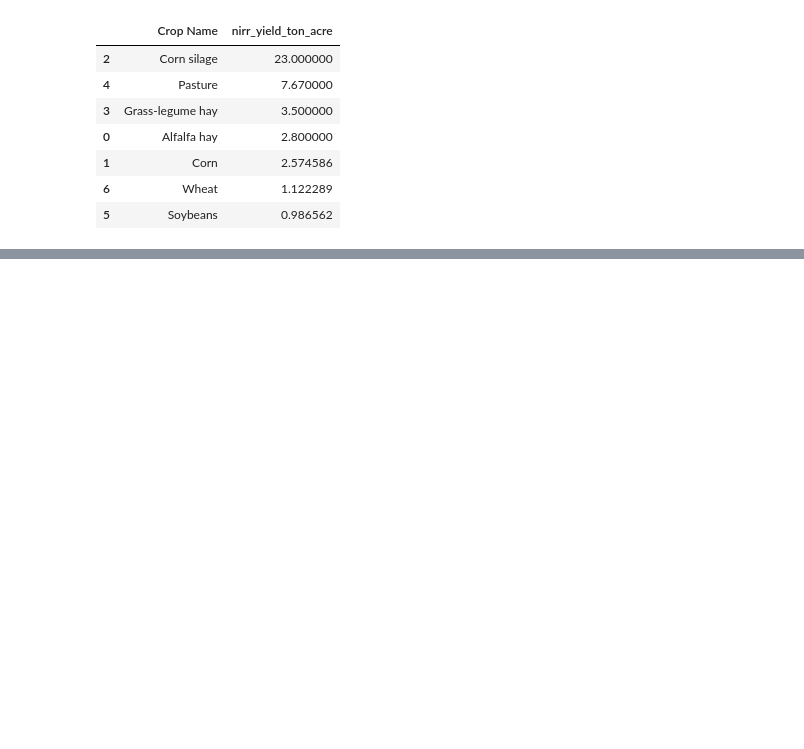
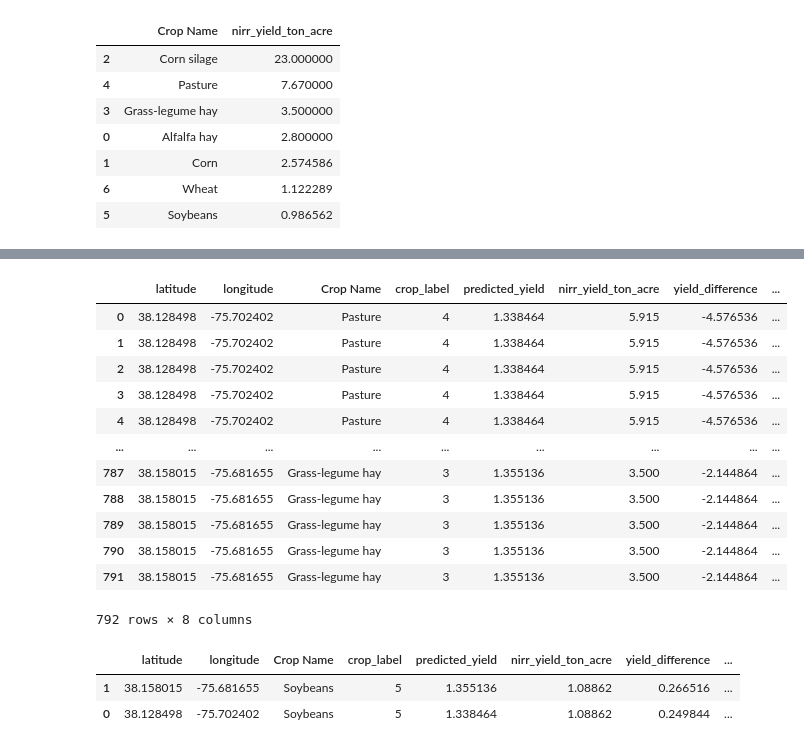
Before and after one commit to sreenandha/Climate-Climate-Aware-Crop-Suitability-Model, a Jupyter notebook: CCACS_model.ipynb, the cells around one changed output, grey strips where cells are left out. Saved outputs shown, nothing was run; the diff lists cells and outputs as text; code cells hidden in the pictures; blank space fills up the shorter version.

```diff
--- a/CCACS_model.ipynb
+++ b/CCACS_model.ipynb
@@ -474,4 +438,0 @@ combined_climate_df_24['year'].value_counts()
-# %%
-combined_climate_df = pd.concat([combined_climate_df, combined_climate_df_24], ignore_index=True)
-# %%
-combined_climate_df = pd.read_csv("climate_data_2021_2024_Maryland.csv")
@@ -2252,7 +2099,7 @@ comparison_df = pd.merge(
 # %%
 comparison_df["yield_difference"] = comparison_df["predicted_yield"] - comparison_df["nirr_yield_ton_acre"]
 comparison_df["flag"] = comparison_df["yield_difference"].apply(
-    lambda x: "⚠️ Yield Drop" if x < -0.3 else "✅ Stable or Improved"
+    lambda x: "Yield Drop" if x < -0.3 else "Stable or Improved"
 )
 # %%
 comparison_df = pd.merge(
@@ -2307,0 +2135,23 @@ comparison_df[columns_to_display]
+# %%
+comparison_df_cleaned = comparison_df.dropna(subset=[
+    "Crop Name", "nirr_yield_ton_acre", "predicted_yield", "yield_difference"
+])
+
+comparison_df_cleaned = comparison_df_cleaned[comparison_df_cleaned["predicted_yield"] != 7]
+comparison_df_cleaned.reset_index(drop=True, inplace=True)
+# %%
+comparison_df_cleaned
+# %% [output]
+|  | latitude | longitude | Crop Name | crop_label | predicted_yield | nirr_yield_ton_acre | yield_difference | ... |
+| 0 | 38.128498 | -75.702402 | Pasture | 4 | 1.338464 | 5.915 | -4.576536 | ... |
+| 1 | 38.128498 | -75.702402 | Pasture | 4 | 1.338464 | 5.915 | -4.576536 | ... |
+| 2 | 38.128498 | -75.702402 | Pasture | 4 | 1.338464 | 5.915 | -4.576536 | ... |
+| 3 | 38.128498 | -75.702402 | Pasture | 4 | 1.338464 | 5.915 | -4.576536 | ... |
+| 4 | 38.128498 | -75.702402 | Pasture | 4 | 1.338464 | 5.915 | -4.576536 | ... |
+| ... | ... | ... | ... | ... | ... | ... | ... | ... |
+| 787 | 38.158015 | -75.681655 | Grass-legume hay | 3 | 1.355136 | 3.500 | -2.144864 | ... |
+| 788 | 38.158015 | -75.681655 | Grass-legume hay | 3 | 1.355136 | 3.500 | -2.144864 | ... |
+| 789 | 38.158015 | -75.681655 | Grass-legume hay | 3 | 1.355136 | 3.500 | -2.144864 | ... |
+| 790 | 38.158015 | -75.681655 | Grass-legume hay | 3 | 1.355136 | 3.500 | -2.144864 | ... |
+| 791 | 38.158015 | -75.681655 | Grass-legume hay | 3 | 1.355136 | 3.500 | -2.144864 | ... |
+792 rows × 8 columns
@@ -2307,0 +2169,6 @@ comparison_df[columns_to_display]
+# %%
+best_crops_per_location
+# %% [output]
+|  | latitude | longitude | Crop Name | crop_label | predicted_yield | nirr_yield_ton_acre | yield_difference | ... |
+| 1 | 38.158015 | -75.681655 | Soybeans | 5 | 1.355136 | 1.08862 | 0.266516 | ... |
+| 0 | 38.128498 | -75.702402 | Soybeans | 5 | 1.338464 | 1.08862 | 0.249844 | ... |
```
Also changed, not shown: parts of 56 cells of this notebook.
